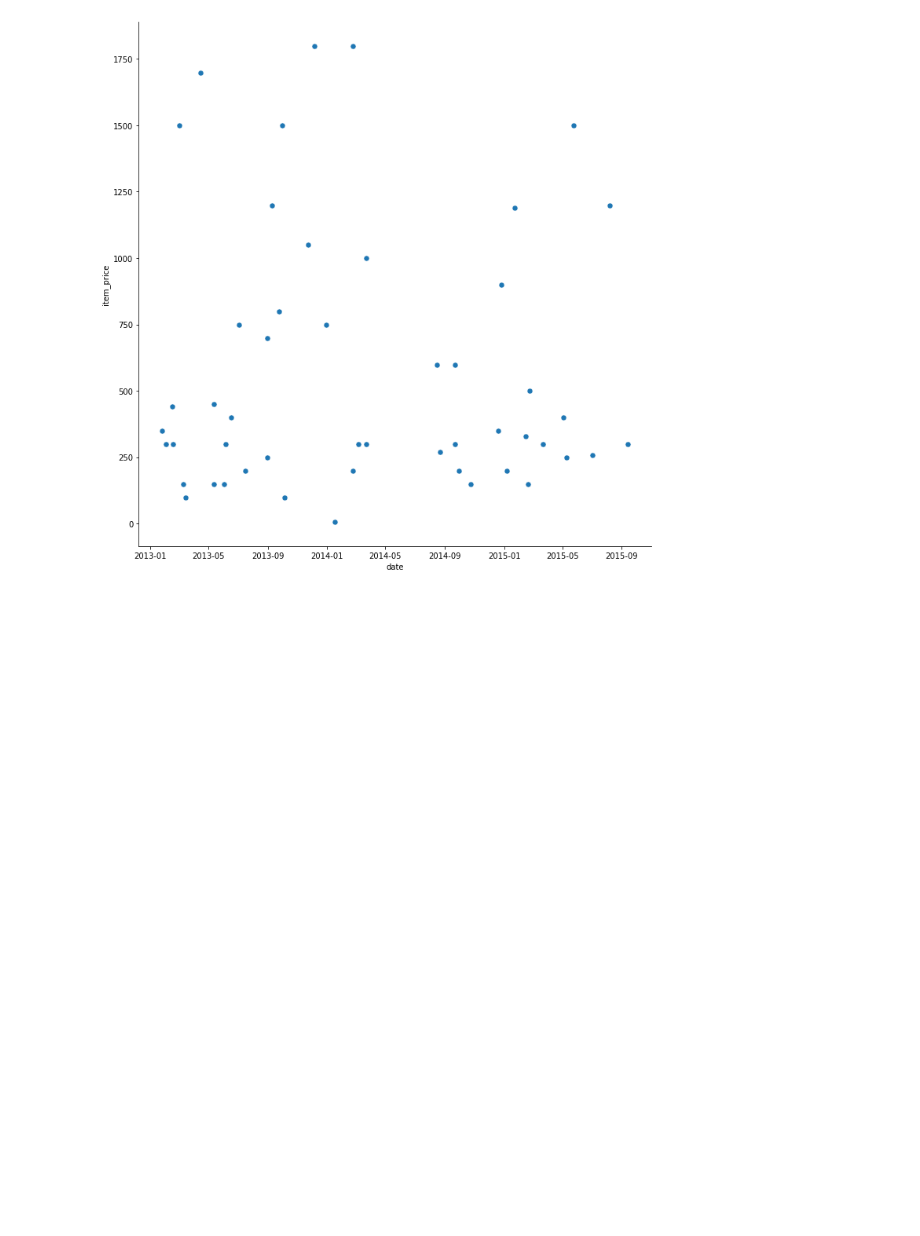
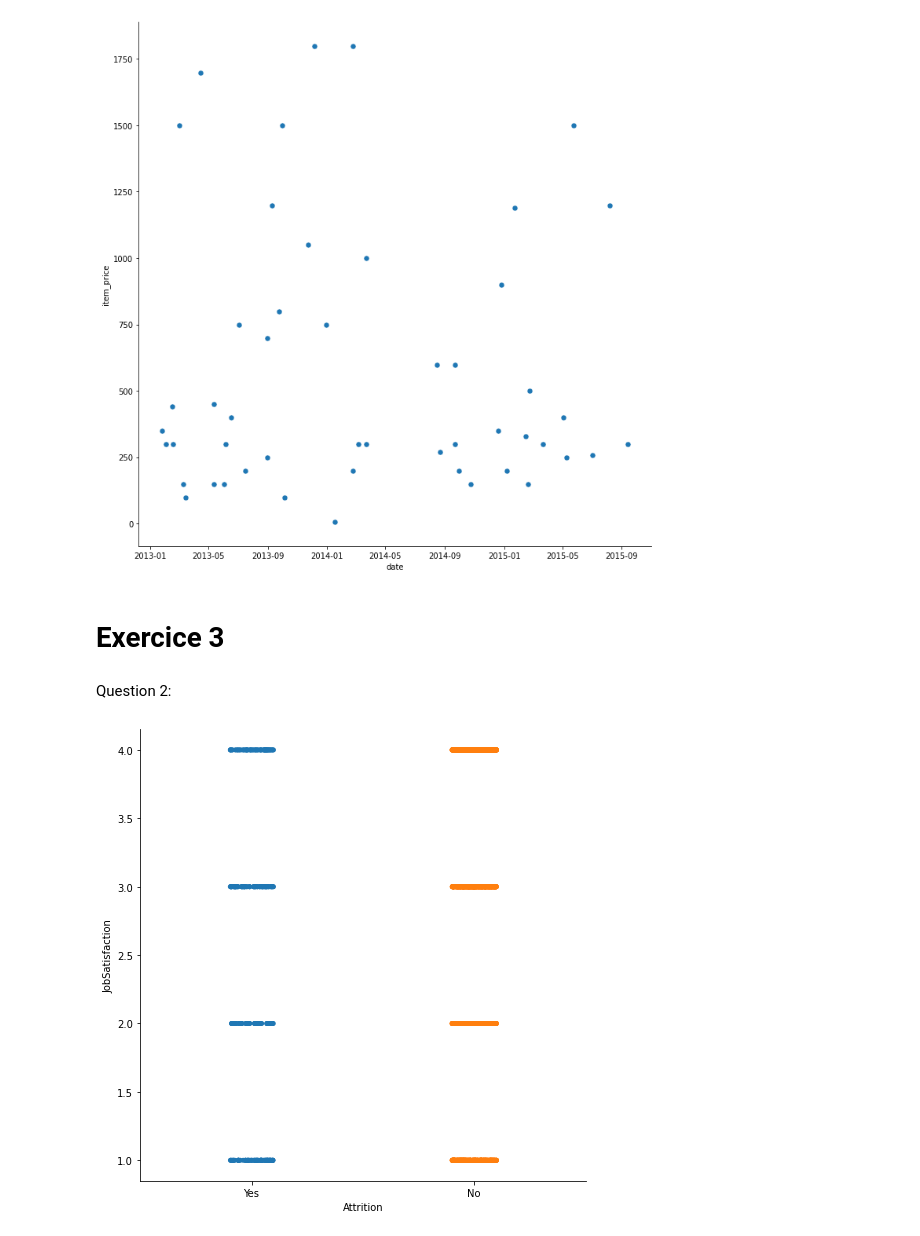
Before and after one commit to samiHEL/DA_HELLA_Sami, a Jupyter notebook: DA_HELLA_Sami.ipynb, the cells around one changed output. Cells and saved outputs as stored; diff of their text form; code cells hidden in the pictures; blank space fills up the shorter version.

```diff
--- a/DA_HELLA_Sami.ipynb
+++ b/DA_HELLA_Sami.ipynb
@@ -156,3 +156,20 @@ plot.show();
 # plot.show();
 # %% [output]
 [figure]
+# %% [markdown]
+# Exercice 3
+# %% [markdown]
+Question 2:
+# %%
+import pandas as pd
+# import numpy as np
+import seaborn
+import matplotlib.pyplot as plot
+data = pd.read_csv(r'/content/drive/MyDrive/IBM_HR_ATTRITION.csv')
+# parametre sep=;
+data
+df = pd.DataFrame(data=data, columns=['Attrition','JobSatisfaction'])
+seaborn.catplot(x="Attrition", y="JobSatisfaction", data=df, height=7)
+plot.show();
+# %% [output]
+[figure, added]
```
Also changed, not shown: parts of 21 cells of this notebook.
